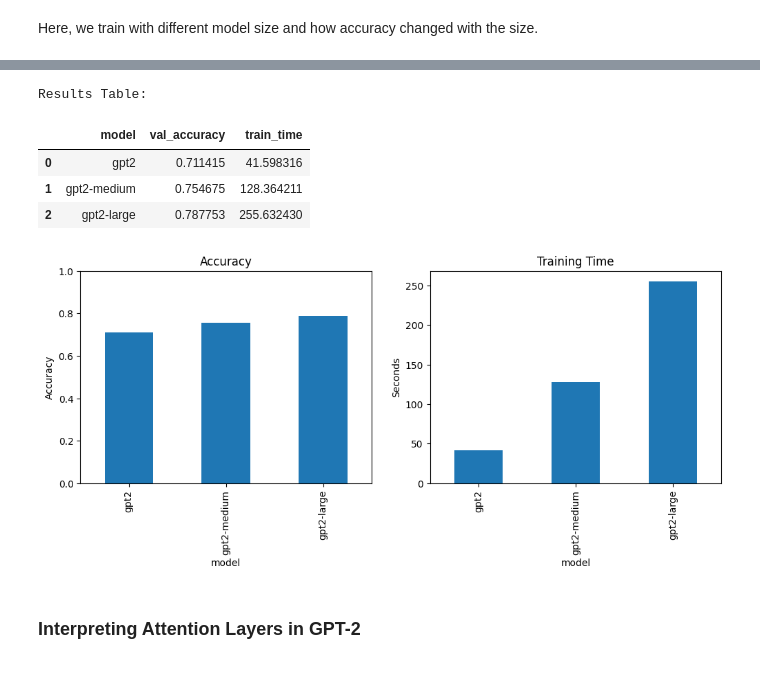
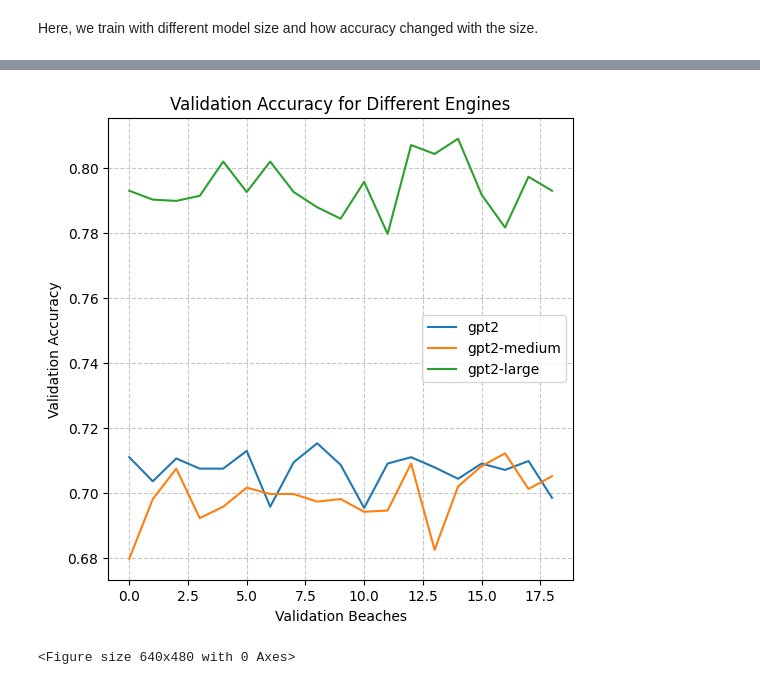
Before and after one commit to ChangyiYang/GPT2asGeneralComputationalMachine, a Jupyter notebook: GeneralComputationalMachine.ipynb, the cells around one changed output, grey strips where cells are left out. Cells and saved outputs as stored; diff of their text form; code cells hidden in the pictures.

```diff
--- a/GeneralComputationalMachine.ipynb
+++ b/GeneralComputationalMachine.ipynb
@@ -633,5 +877,5 @@ def gpt2_freezer(
 pretrained_gpt2 = GPT2Model.from_pretrained('gpt2')
 gpt2_engine = gpt2_freezer(
     pretrained_gpt2,
-    freeze_param_list = ["mlp", "attn"]
+    freeze_param_list = ["mlp", "attn", "wte"]
   )
@@ -903,8 +1227,13 @@ for i, data in enumerate(test_dataloader):
   inputs, labels = data
   inputs = inputs.to(device); labels = labels.to(device)
   with torch.no_grad():
-    pred = model(inputs).argmax(-1)
-    acc += sum(pred == labels)
+    pred, _ = model(inputs)
+    acc += sum(pred.argmax(-1) == labels)
 
-print("Accuracy: {:.2f}%".format(100 * acc/len(test_dataloader.dataset)))  # 90
+acc = acc/len(test_dataloader.dataset)
+
+assert acc > .85
+
+print("GPTvision test passed!")
+print("Accuracy: {:.2f}%".format(100 * acc))
 # %% [output]
@@ -940,5 +1291,5 @@ Like GPT-2, we use pretrained
 # %%
-# Frozen, only train the last layer
+#@title Frozen, only train the last layer of ResNet-50.
 res50_frozen = torchvision.models.resnet50(pretrained=True)
 for param in res50_frozen.parameters():
     param.requires_grad = False
@@ -947,5 +1298,5 @@ res50_frozen.fc = nn.Linear(num_ftrs, 10)
 res50_frozen.fc.requires_grad = True
 
 device = torch.device("cuda:0" if torch.cuda.is_available() else "cpu")
-res50_frozen.to(device)
+res50_frozen = res50_frozen.to(device)
 # %% [output]
@@ -1127,19 +1470,20 @@ Bit_length = 8
 Data_size = 20000
 
 # training the model
-train_loader, test_loader = generate_data_loaders(n=Bit_length, batch_size=32,data_size = Data_size, train_size=0.7)
+train_loader, test_loader = generate_bit_wise_data_loaders(n=Bit_length, batch_size=32,data_size = Data_size, train_size=0.7)
 
 results = []
 
 for engine_name in engine_list:
   print("We are training the model engine: ", engine_name)
   start_time = time.time()
-  best_val_acc = train(engine_name, train_loader, test_loader, Bit_length, num_epochs = 1)
+  best_val_acc, all_val_acc = train(engine_name, train_loader, test_loader, Bit_length, num_epochs = 1)
   train_time = time.time() - start_time
   #print("The best val accuracy using the model engine -- ", engine_name, ": ", best_val_acc)
 
   results.append({
         "model": engine_name,
+        "val_acc_list":all_val_acc,
         "val_accuracy": best_val_acc,
         "train_time": train_time
     })
@@ -1168,30 +1494,26 @@ Training Time: 255.6324303150177 seconds
-# %%
-# Create a pandas DataFrame from the results
-results_df = pd.DataFrame(results)
-
-# Display the results in a table
-print("Results Table:")
-display(results_df)
-
-# Plot accuracy and F1 score
-fig, ax = plt.subplots(1, 2, figsize=(12, 4))
-
-results_df.plot(x="model", y="val_accuracy", kind="bar", ax=ax[0], legend=False)
-ax[0].set_title("Accuracy")
-ax[0].set_ylabel("Accuracy")
-ax[0].set_ylim(0, 1)
-
-results_df.plot(x="model", y="train_time", kind="bar", ax=ax[1], legend=False)
-ax[1].set_title("Training Time")
-ax[1].set_ylabel("Seconds")
-
-plt.show()
-# %% [output]
-Results Table:
-|  | model | val_accuracy | train_time |
-| 0 | gpt2 | 0.711415 | 41.598316 |
-| 1 | gpt2-medium | 0.754675 | 128.364211 |
-| 2 | gpt2-large | 0.787753 | 255.632430 |
-[figure, removed]
-# %% [markdown]
-### **Interpreting Attention Layers in GPT-2**
+# %%
+# Assuming your results list has been populated with the data from training
+# and contains the "val_acc_list" for each engine
+
+# Create a new figure
+fig, ax = plt.subplots(nrows=1, ncols=1, figsize=(6, 6))
+plt.figure()
+
+# Loop through the results and plot the validation accuracy list for each engine
+# ax.plot(range(1, len(losses) + 1), losses, marker='o', linestyle='-')
+for result in results:
+    engine_name = result["model"]
+    val_acc_list = result["val_acc_list"]
+    ax.plot(val_acc_list, label=engine_name)
+
+# Set the title and labels for the plot
+ax.set_title("Validation Accuracy for Different Engines")
+ax.set_xlabel("Validation Beaches")
+ax.set_ylabel("Validation Accuracy")
+
+# Add a legend to show which line represents which engine
+ax.legend()
+ax.grid(True, linestyle='--', alpha=0.7)
+# %% [output]
+[figure, added]
+<Figure size 640x480 with 0 Axes>
```
Also changed, not shown: parts of 104 cells of this notebook.
